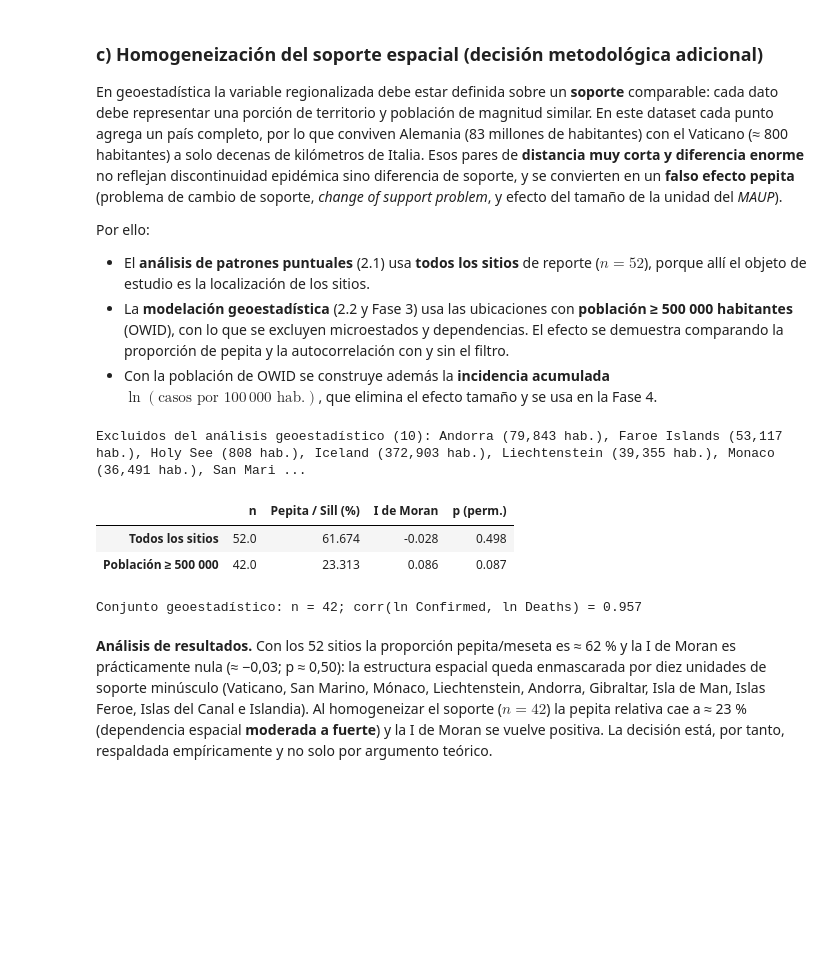
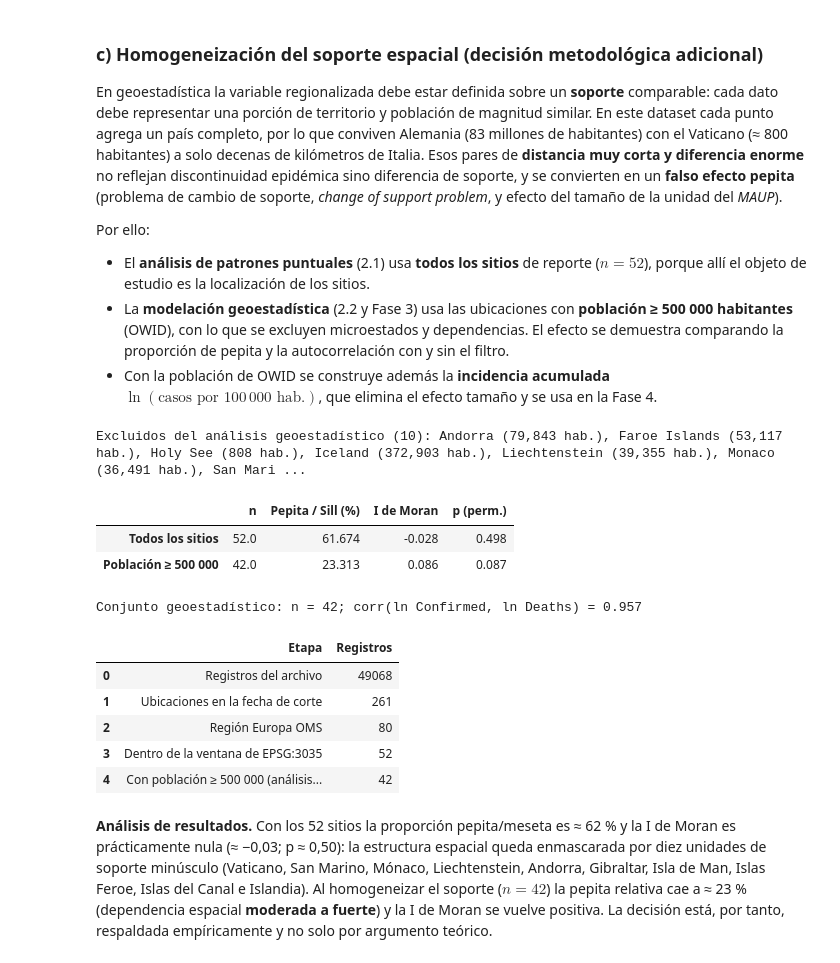
Before and after one commit to wilder14-eslu/PC2, a Jupyter notebook: web/public/docs/PC2_Grupo6.ipynb, the cells around one changed output. Saved outputs shown, nothing was run; the diff lists cells and outputs as text; code cells hidden in the pictures; blank space fills up the shorter version.

```diff
--- a/web/public/docs/PC2_Grupo6.ipynb
+++ b/web/public/docs/PC2_Grupo6.ipynb
@@ -348,33 +410,46 @@ def resumen_estructura(xy_, z_):
         if m.sum() >= 5:
             h_.append(d[m].mean()); g_.append(0.5 * ((z_[ii] - z_[jj])[m] ** 2).mean()); n_.append(m.sum())
     h_, g_, n_ = map(np.array, (h_, g_, n_))
     res = least_squares(lambda p: np.sqrt(n_) * (g_ - (p[0] + p[1] * (1 - np.exp(-3 * h_ / p[2])))),
                         [0.2 * g_.max(), 0.8 * g_.max(), dmax / 2], bounds=([0, 1e-6, 50], [3 * g_.max(), 3 * g_.max(), 4 * dmax]))
     w = KNN.from_array(xy_, k=5); w.transform = "r"
     mi = Moran(z_, w, permutations=999)
     return {"n": len(z_), "Pepita / Sill (%)": 100 * res.x[0] / (res.x[0] + res.x[1]), "I de Moran": mi.I, "p (perm.)": mi.p_sim}
 
 m_ok = eu["soporte_ok"].values
 comp_soporte = pd.DataFrame({
     "Todos los sitios": resumen_estructura(xy_all, np.log1p(Z1_all)),
     "Población ≥ 500 000": resumen_estructura(xy_all[m_ok], np.log1p(Z1_all[m_ok]))}).T
 display(comp_soporte.round(3))
 comp_soporte.round(4).to_csv(RES / "f1_comparacion_soporte.csv")
 
 # Conjunto geoestadístico definitivo
 eu = eu[m_ok].reset_index(drop=True)
 gdf = gdf[m_ok].reset_index(drop=True)
 xy = xy[m_ok]
 Z1_raw, Z2_raw = eu["Confirmed"].values, eu["Deaths"].values
 z1, z2 = np.log1p(Z1_raw), np.log1p(Z2_raw)
 z_inc = np.log(eu["Confirmed"] / eu["population"] * 1e5).values   # ln(incidencia por 100 000 hab.)
 print(f"Conjunto geoestadístico: n = {len(z1)}; corr(ln Confirmed, ln Deaths) = {np.corrcoef(z1, z2)[0, 1]:.3f}")
+
+flujo = pd.DataFrame({
+    "Etapa": ["Registros del archivo", "Ubicaciones en la fecha de corte", "Región Europa OMS",
+              "Dentro de la ventana de EPSG:3035", "Con población ≥ 500 000 (análisis geoestadístico)"],
+    "Registros": [len(raw), len(corte), int((corte["WHO Region"] == "Europe").sum()), len(xy_all), len(z1)]})
+display(flujo)
+flujo.to_csv(RES / "f1_flujo_registros.csv", index=False)
 # %% [output]
 Excluidos del análisis geoestadístico (10): Andorra (79,843 hab.), Faroe Islands (53,117 hab.), Holy See (808 hab.), Iceland (372,903 hab.), Liechtenstein (39,355 hab.), Monaco (36,491 hab.), San Mari ...
 |  | n | Pepita / Sill (%) | I de Moran | p (perm.) |
 | Todos los sitios | 52.0 | 61.674 | -0.028 | 0.498 |
 | Población ≥ 500 000 | 42.0 | 23.313 | 0.086 | 0.087 |
 Conjunto geoestadístico: n = 42; corr(ln Confirmed, ln Deaths) = 0.957
+|  | Etapa | Registros |
+| 0 | Registros del archivo | 49068 |
+| 1 | Ubicaciones en la fecha de corte | 261 |
+| 2 | Región Europa OMS | 80 |
+| 3 | Dentro de la ventana de EPSG:3035 | 52 |
+| 4 | Con población ≥ 500 000 (análisis... | 42 |
 # %% [markdown]
 **Análisis de resultados.** Con los 52 sitios la proporción pepita/meseta es ≈ 62 % y la I de Moran es prácticamente nula (≈ −0,03; p ≈ 0,50): la estructura espacial queda enmascarada por diez unidades de soporte minúsculo (Vaticano, San Marino, Mónaco, Liechtenstein, Andorra, Gibraltar, Isla de Man, Islas Feroe, Islas del Canal e Islandia). Al homogeneizar el soporte ($n=42$) la pepita relativa cae a ≈ 23 % (dependencia espacial **moderada a fuerte**) y la I de Moran se vuelve positiva. La decisión está, por tanto, respaldada empíricamente y no solo por argumento teórico.
 # %% [markdown]
```
Also changed, not shown: parts of 7 cells of this notebook, 1 other file.
